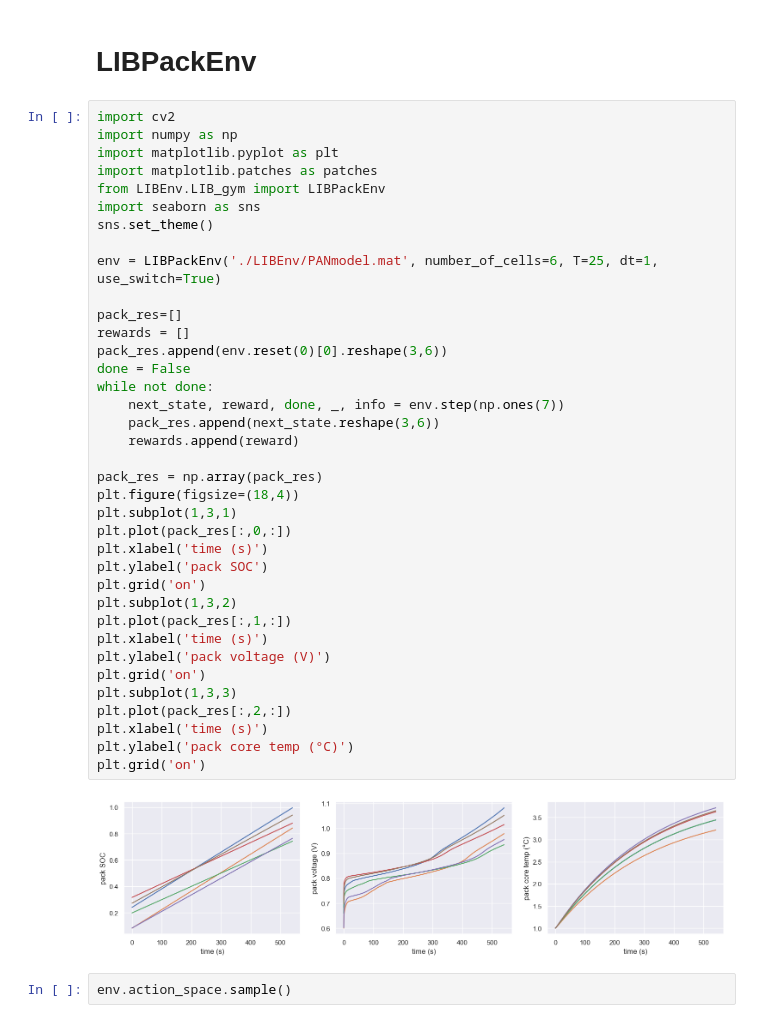
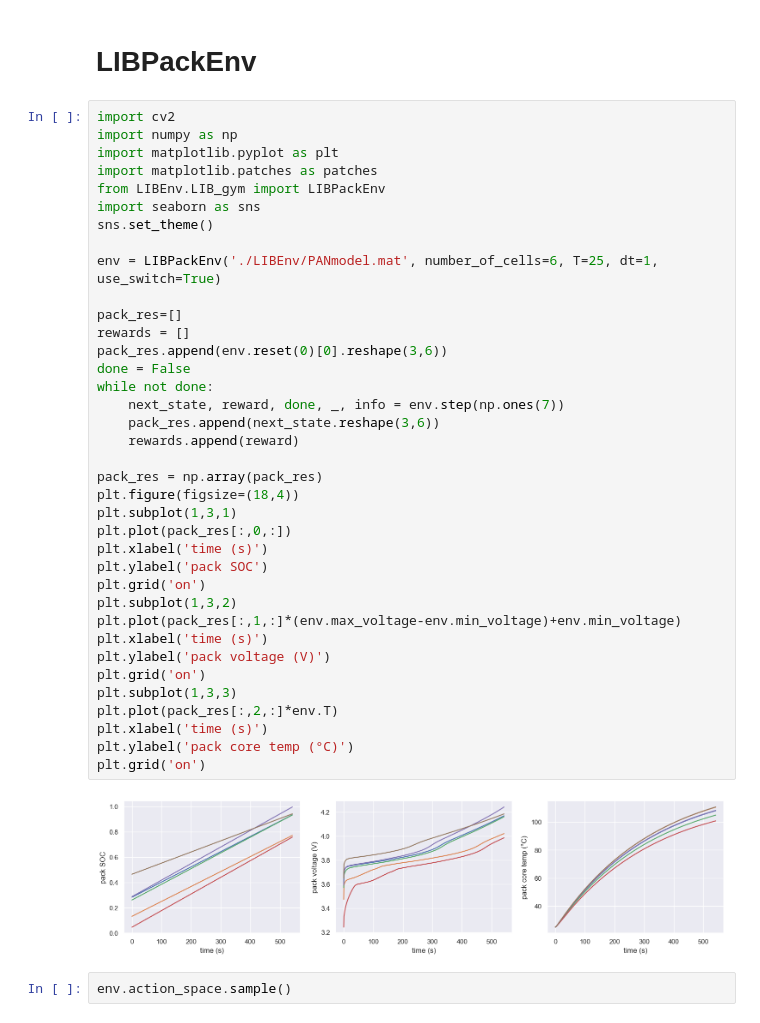
Before and after one commit to amirhosseinh77/Battery-Charging-DRL, a Jupyter notebook: LIB_Discrete.ipynb, the cells around one changed output. Drawn from its saved outputs; the diff is of its cells as text.

```diff
--- a/LIB_Discrete.ipynb
+++ b/LIB_Discrete.ipynb
@@ -18,36 +18,36 @@ from LIBEnv.LIB_gym import LIBPackEnv
 import seaborn as sns
 sns.set_theme()
 
 env = LIBPackEnv('./LIBEnv/PANmodel.mat', number_of_cells=6, T=25, dt=1, use_switch=True)
 
 pack_res=[]
 rewards = []
 pack_res.append(env.reset(0)[0].reshape(3,6))
 done = False
 while not done:
     next_state, reward, done, _, info = env.step(np.ones(7))
     pack_res.append(next_state.reshape(3,6))
     rewards.append(reward)
 
 pack_res = np.array(pack_res)
 plt.figure(figsize=(18,4))
 plt.subplot(1,3,1)
 plt.plot(pack_res[:,0,:])
 plt.xlabel('time (s)')
 plt.ylabel('pack SOC')
 plt.grid('on')
 plt.subplot(1,3,2)
-plt.plot(pack_res[:,1,:])
+plt.plot(pack_res[:,1,:]*(env.max_voltage-env.min_voltage)+env.min_voltage)
 plt.xlabel('time (s)')
 plt.ylabel('pack voltage (V)')
 plt.grid('on')
 plt.subplot(1,3,3)
-plt.plot(pack_res[:,2,:])
+plt.plot(pack_res[:,2,:]*env.T)
 plt.xlabel('time (s)')
 plt.ylabel('pack core temp (°C)')
 plt.grid('on')
 # %% [output]
-[figure, old version]
+[figure, new version]
 # %%
 env.action_space.sample()
 # %% [output]
```
Also changed, not shown: 3 other files.
